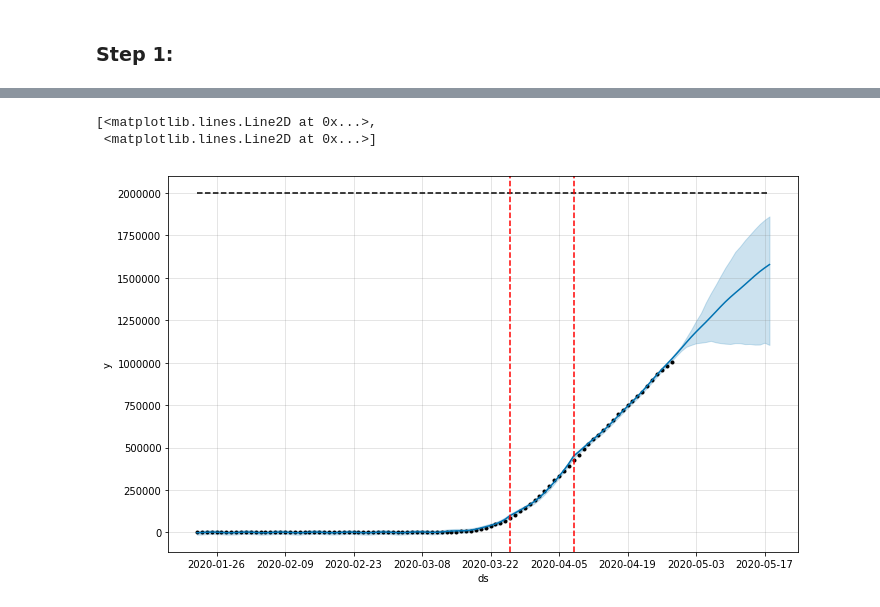
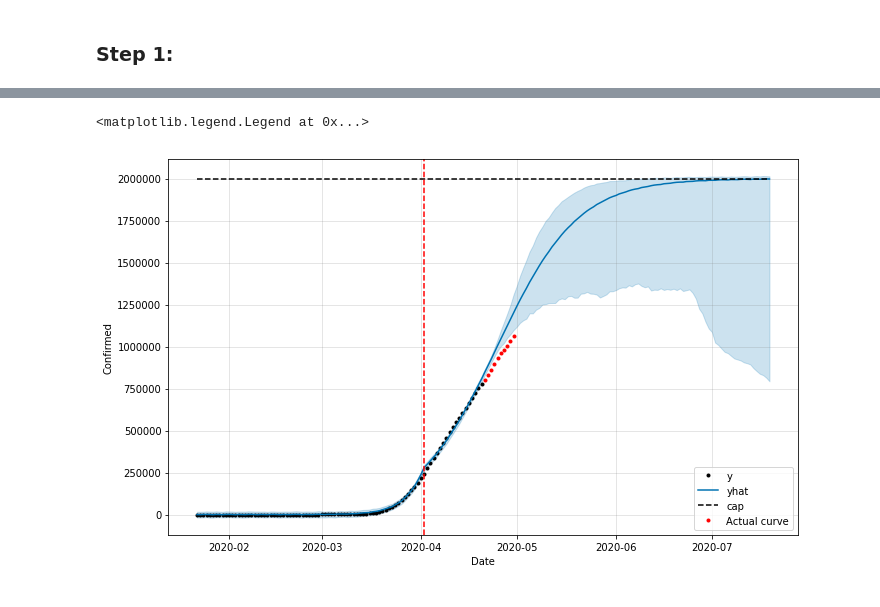
Before and after one commit to RileyWClarke/MLTSA_COVID19, a Jupyter notebook: Covid-19-US.ipynb, the cells around one changed output, grey strips where cells are left out. Drawn from its saved outputs; the diff is of its cells as text; code cells hidden in the pictures.

```diff
--- a/Covid-19-US.ipynb
+++ b/Covid-19-US.ipynb
@@ -129,19 +111,27 @@ res_df['cap']
 # %%
-m = Prophet(growth='logistic',interval_width=0.95,n_changepoints=6,
-            yearly_seasonality=False,
-            weekly_seasonality = True,
-            daily_seasonality = False,
-           changepoint_prior_scale=1)
+simlog = Prophet(growth='logistic',interval_width=0.95,n_changepoints=6,
+    yearly_seasonality=False,
+    weekly_seasonality = True,
+    daily_seasonality = False,
+    #changepoints = ['2020-02-27','2020-03-08','2020-04-05'],
+    changepoint_prior_scale=0.5)
 
-confirmed_data['cap'] = 2000000
-m.fit(confirmed_data)
-future = m.make_future_dataframe(periods=20)
+confirmed_train = confirmed_data[:-10]
+confirmed_train['cap'] = 2000000
+simlog.fit(confirmed_train)
+future = simlog.make_future_dataframe(periods=90)
 future['cap'] = 2000000
-forecast = m.predict(future)
-fig5 = m.plot(forecast)
+forecast = simlog.predict(future)
 
-add_changepoints_to_plot(fig5.gca(), m, forecast,trend=False)
+fig5, ax = plt.subplots(figsize=(10,6))
+simlog.plot(forecast,ax=ax)
+ax.set_xlabel('Date')
+ax.set_ylabel('Confirmed')
+#
+ax.plot(confirmed_data[-10:].ds,confirmed_data[-10:].y,'.',c='r',label='Actual curve')
+
+a5 = add_changepoints_to_plot(fig5.gca(), simlog, forecast,trend=False)
+ax.legend()
 # %% [output]
-[<matplotlib.lines.Line2D at 0x...>,
- <matplotlib.lines.Line2D at 0x...>]
+<matplotlib.legend.Legend at 0x...>
-[figure, old version]
+[figure, new version]
```
Also changed, not shown: parts of 24 cells of this notebook, 1 other file.
